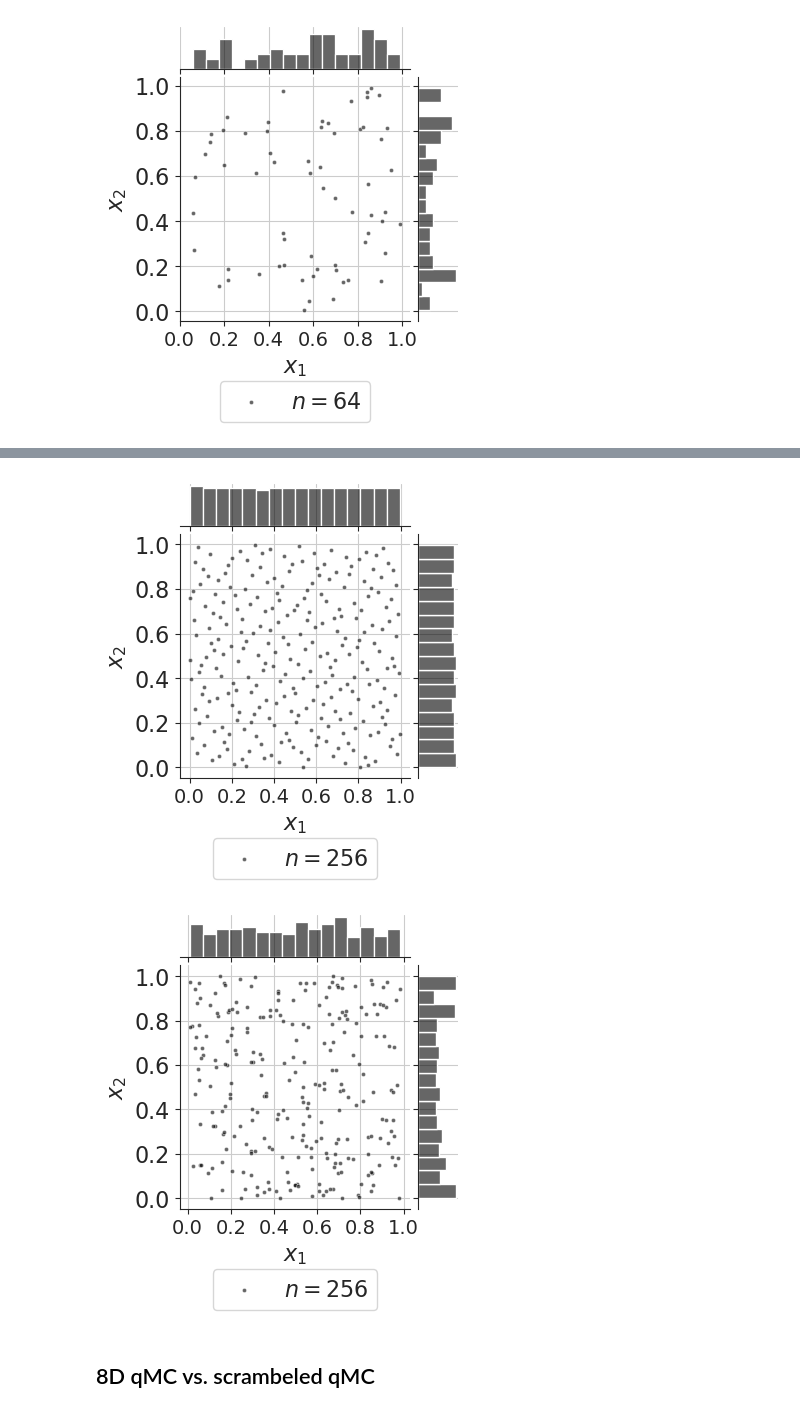
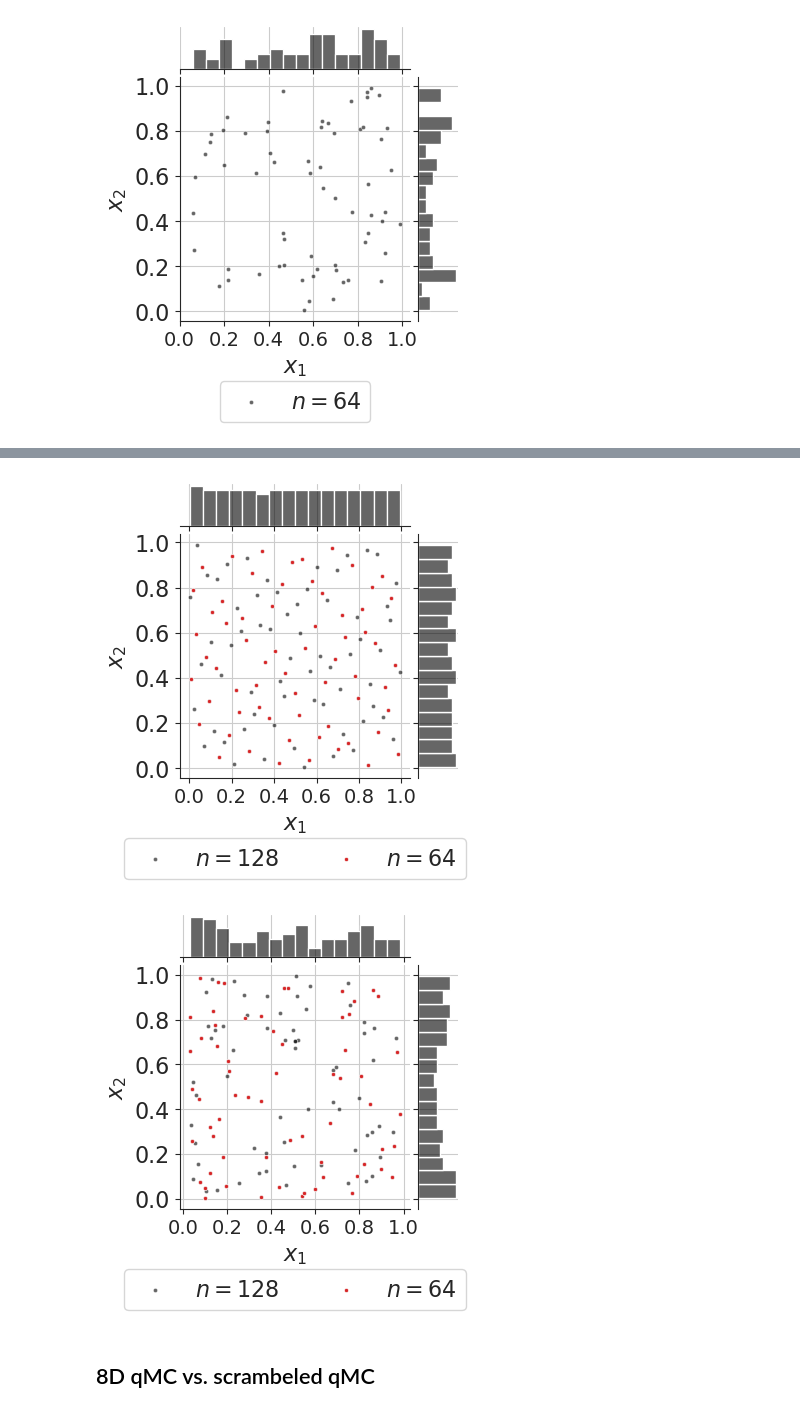
Before and after one commit to efekhari27/thesis, a Jupyter notebook: numerical_experiments/chapter1/designofexperiments.ipynb, the cells around one changed output, grey strips where cells are left out. Drawn from its saved outputs; the diff is of its cells as text; code cells hidden in the pictures.

```diff
--- a/numerical_experiments/chapter1/designofexperiments.ipynb
+++ b/numerical_experiments/chapter1/designofexperiments.ipynb
@@ -62,16 +62,29 @@ def plot_and_save(sample, savefile=None, title=None, x0=0, x1=1):
         plt.savefig(savefile, bbox_inches='tight', dpi=300)
 # %%
 sns.set_style("ticks",{'axes.grid':True})
-def joint_plot(sample, alpha, color, bins=20, savefile=None):
+def joint_plot(sample, alpha, color, bins=20, savefile=None, split=False, color2="C3"):
     df = pd.DataFrame(np.array(sample), columns=["$x_1$", "$x_2$"])
-    g = sns.jointplot(data=df, x="$x_1$", y="$x_2$", height=4, marginal_ticks=False,
-                         marginal_kws=dict(bins=bins, stat="probability", alpha=0.6),
-                         marker=".", alpha=alpha, color=color,
-                         label="$n={}$".format(sample.getSize())
-                         )
+    if not split:
+        g = sns.jointplot(data=df, x="$x_1$", y="$x_2$", height=4, marginal_ticks=False,
+                                marginal_kws=dict(bins=bins, stat="probability", alpha=0.6),
+                                marker=".", alpha=alpha, color=color,
+                                label="$n={}$".format(sample.getSize())
+                                )
+        plt.legend(bbox_to_anchor=(0.5, -0.2), loc='upper center', ncol=1)
+    else:
+        g = sns.jointplot(data=df, x="$x_1$", y="$x_2$", height=4, marginal_ticks=False,
+                                marginal_kws=dict(bins=bins, stat="probability", alpha=0.6),
+                                marker=".", alpha=alpha, color=color,
+                                label="$n={}$".format(sample.getSize())
+                                )
+        sns.scatterplot(data=df[:(sample.getSize() // 2)], x="$x_1$", y="$x_2$",
+            marker=".", color=color2,
+            label="$n={}$".format(sample.getSize() // 2)
+                    )
+        plt.legend(bbox_to_anchor=(0.5, -0.2), loc='upper center', ncol=2)
     g.ax_joint.set_xticks([0, 0.2, 0.4, 0.6, 0.8, 1.])
     g.ax_joint.set_yticks([0, 0.2, 0.4, 0.6, 0.8, 1.])
-    plt.legend(bbox_to_anchor=(0.5, -0.2), loc='upper center', ncol=1)
+
     if savefile is not None:
         plt.savefig(savefile, dpi=300, bbox_inches='tight')
     return g
@@ -183,7 +196,7 @@ joint_plot(cmc_sample, alpha, "k", bins, "figures/MonteCarlo{}.png".format(N));
 [figure]
 [figure]
 # %%
-N = 256
+N = 128
 bins = 16
 # regular grid sample
 regular_sample = regular_grid_sample(N)
@@ -192,16 +205,16 @@ joint_plot(regular_sample, alpha, "k", bins, "figures/regular_grid_{}.png".forma
 
 # Quasi Monte Carlo sample
 qmc_sample = quasi_MonteCarlo_sample(X, N)
-joint_plot(qmc_sample, alpha, "k", bins, "figures/quasi_MonteCarlo_{}.png".format(N));
+joint_plot(qmc_sample, alpha, "k", bins, "figures/quasi_MonteCarlo_{}.png".format(N), split=True);
 #plot_and_save(qmc_sample, "figures/quasi_MonteCarlo_{}.png".format(N), "Sobol sequence")
 
 # Quasi Monte Carlo sample HALTON
 qmc_sample = quasi_MonteCarlo_sample(X, N, sequence=ot.HaltonSequence(dim))
-joint_plot(qmc_sample, alpha, "k", bins, "figures/quasi_MonteCarlo_Halton_{}.png".format(N));
+joint_plot(qmc_sample, alpha, "k", bins, "figures/quasi_MonteCarlo_Halton_{}.png".format(N), split=True);
 #plot_and_save(qmc_sample, "figures/quasi_MonteCarlo_{}.png".format(N), "Sobol sequence")
 
 # crude Monte Carlo sample
 cmc_sample = MonteCarlo_sample(X, N)
-joint_plot(cmc_sample, alpha, "k", bins, "figures/MonteCarlo{}.png".format(N));
+joint_plot(cmc_sample, alpha, "k", bins, "figures/MonteCarlo{}.png".format(N), split=True);
 #plot_and_save(cmc_sample, "figures/MonteCarlo{}.png".format(N), "Monte Carlo");
 # %% [output]
@@ -210,5 +223,5 @@ joint_plot(cmc_sample, alpha, "k", bins, "figures/MonteCarlo{}.png".format(N));
-[figure, old version]
+[figure, new version]
-[figure, old version]
+[figure, new version]
 # %% [markdown]
 ## 8D qMC vs. scrambeled qMC
 # %%
```
Also changed, not shown: parts of 2 cells of this notebook, 16 other files.
